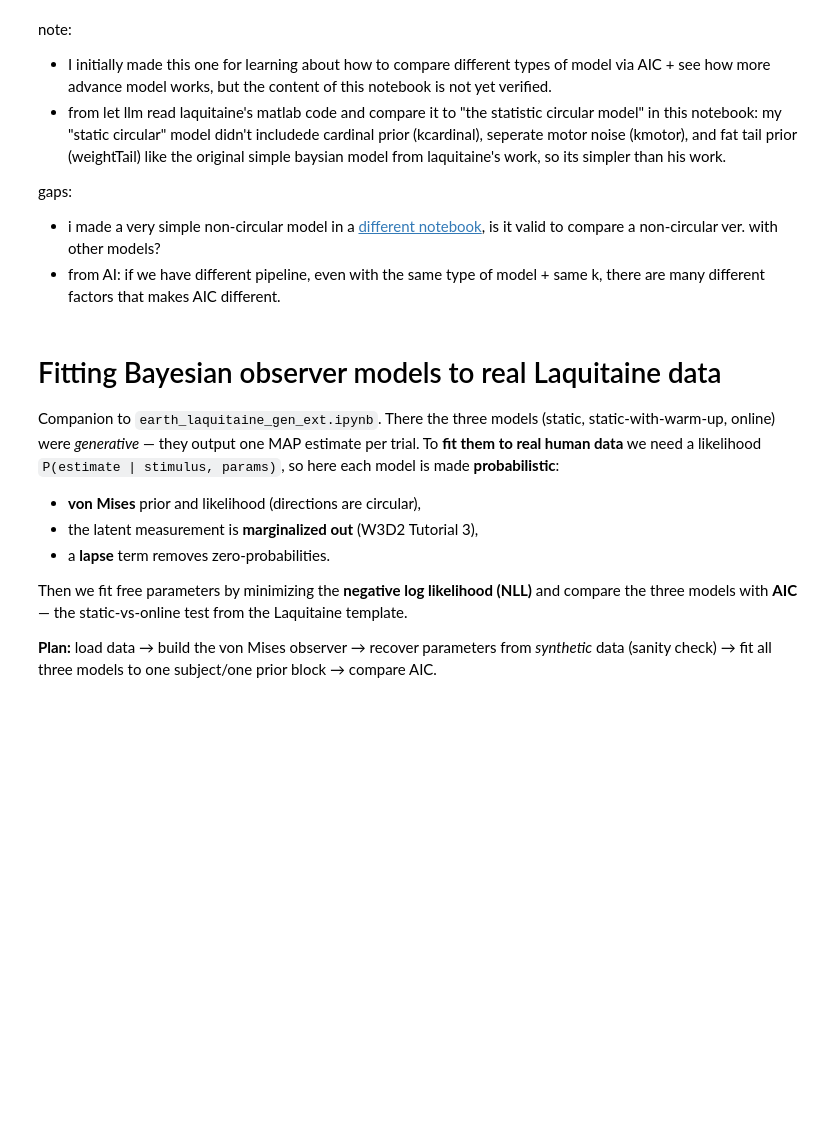
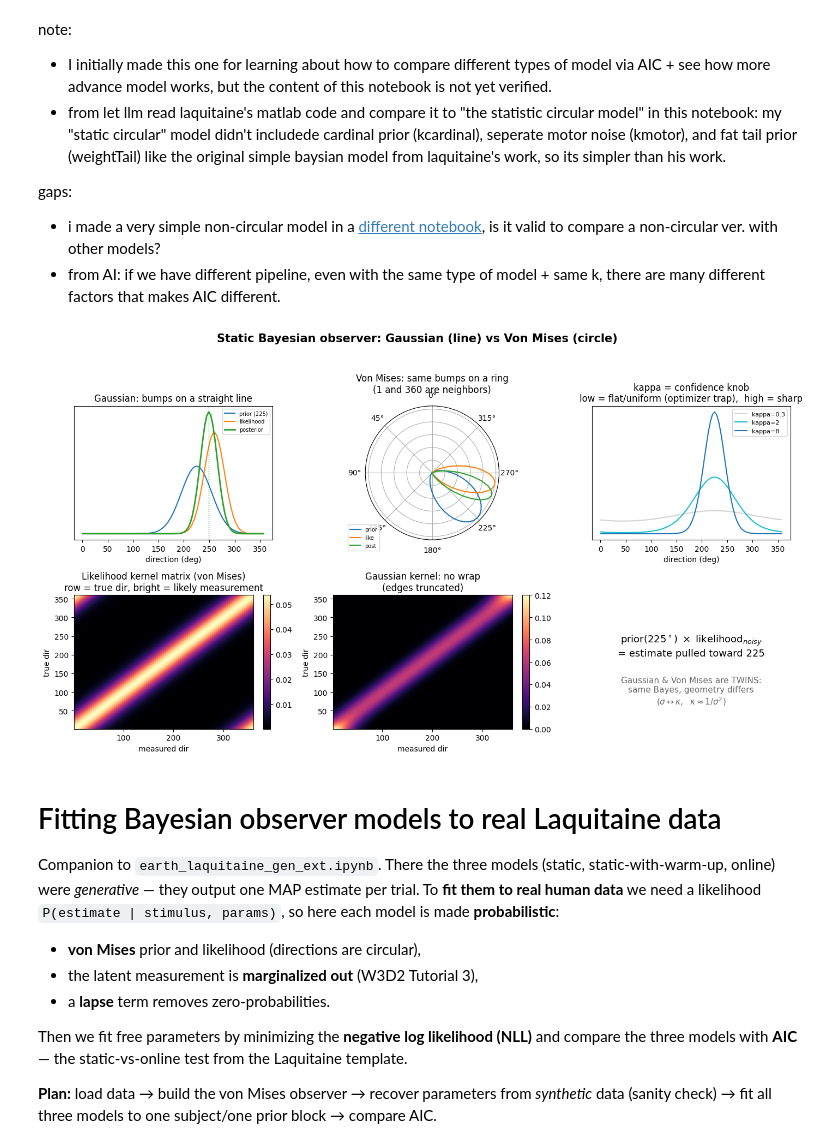
Before and after one commit to erdilix/nma-compneu2026, a Jupyter notebook: projects/behavior_and_theory/earth_laquitaine_circular_fit_ext.ipynb, the cells around one changed output. Saved outputs shown, nothing was run; the diff lists cells and outputs as text; code cells hidden in the pictures; blank space fills up the shorter version.

```diff
--- a/projects/behavior_and_theory/earth_laquitaine_circular_fit_ext.ipynb
+++ b/projects/behavior_and_theory/earth_laquitaine_circular_fit_ext.ipynb
@@ -10,6 +10,93 @@ note:
 gaps:
 - i made a very simple non-circular model in a [different notebook](https://colab.research.google.com/github/erdilix/nma-compneu2026/blob/main/projects/behavior_and_theory/earth_laquitaine_fit_simple.ipynb), is it valid to compare a non-circular ver. with other models?
 - from AI: if we have different pipeline, even with the same type of model + same k, there are many different factors that makes AIC different.
+# %%
+import numpy as np
+import matplotlib.pyplot as plt
+from scipy.special import i0  # von Mises normalizer; if no scipy, see note below
+
+# ---------- helpers ----------
+def gaussian(x, mu, sig):
+    v = np.exp(-0.5 * ((x - mu) / sig) ** 2)
+    return v / v.sum()
+
+def vonmises(deg, mu, kappa):
+    d = np.deg2rad(deg - mu)
+    v = np.exp(kappa * np.cos(d))
+    return v / v.sum()
+
+x = np.arange(1, 361, 4)          # direction grid (deg), same as notebook
+mu = 225                           # prior mean
+
+fig = plt.figure(figsize=(14, 8))
+fig.suptitle("Static Bayesian observer: Gaussian (line) vs Von Mises (circle)",
+             fontsize=15, fontweight="bold")
+
+# ---------- (A) LINE vs RING : same Bayes, different geometry ----------
+axL = fig.add_subplot(2, 3, 1)
+prior = gaussian(x, mu, 30)
+like  = gaussian(x, 260, 20)                 # a noisy measurement at 260
+post  = prior * like; post /= post.sum()
+axL.plot(x, prior, label="prior (225)", color="tab:blue")
+axL.plot(x, like,  label="likelihood",  color="tab:orange")
+axL.plot(x, post,  label="posterior",   color="tab:green", lw=2)
+axL.axvline(x[post.argmax()], color="tab:green", ls=":", lw=1)
+axL.set_title("Gaussian: bumps on a straight line")
+axL.set_xlabel("direction (deg)"); axL.set_yticks([]); axL.legend(fontsize=7)
+
+axR = fig.add_subplot(2, 3, 2, projection="polar")
+th = np.deg2rad(x)
+pr = vonmises(x, mu, 4)
+lk = vonmises(x, 260, 9)
+po = pr * lk; po /= po.sum()
+for vals, c, lbl in [(pr, "tab:blue", "prior"), (lk, "tab:orange", "like"),
+                     (po, "tab:green", "post")]:
+    axR.plot(th, vals / vals.max(), color=c, label=lbl)
+axR.set_title("Von Mises: same bumps on a ring\n(1 and 360 are neighbors)", pad=18)
+axR.set_yticklabels([]); axR.set_theta_zero_location("N"); axR.legend(fontsize=7, loc="lower left", bbox_to_anchor=(-0.15, -0.1))
+
+# ---------- (B) KAPPA KNOB : confidence dial ----------
+axK = fig.add_subplot(2, 3, 3)
+for kappa, c in [(0.3, "lightgray"), (2, "tab:cyan"), (8, "tab:blue")]:
+    axK.plot(x, vonmises(x, mu, kappa), color=c, label=f"kappa={kappa}")
+axK.set_title("kappa = confidence knob\nlow = flat/uniform (optimizer trap),  high = sharp")
+axK.set_xlabel("direction (deg)"); axK.set_yticks([]); axK.legend(fontsize=8)
+
+# ---------- (C) KERNEL MATRIX heatmap (von Mises) : wrapping diagonal ----------
+axM = fig.add_subplot(2, 3, 4)
+d = np.deg2rad(x[:, None] - x[None, :])
+K = np.exp(4 * np.cos(d)); K /= K.sum(1, keepdims=True)
+im = axM.imshow(K, origin="lower", aspect="auto", cmap="magma",
+                extent=[1, 360, 1, 360])
+axM.set_title("Likelihood kernel matrix (von Mises)\nrow = true dir, bright = likely measurement")
+axM.set_xlabel("measured dir"); axM.set_ylabel("true dir")
+fig.colorbar(im, ax=axM, fraction=0.046)
+
+# ---------- (D) same heatmap Gaussian : diagonal does NOT wrap ----------
+axMg = fig.add_subplot(2, 3, 5)
+dg = x[:, None] - x[None, :]
+Kg = np.exp(-0.5 * (dg / 25) ** 2); Kg /= Kg.sum(1, keepdims=True)
+img = axMg.imshow(Kg, origin="lower", aspect="auto", cmap="magma",
+                  extent=[1, 360, 1, 360])
+axMg.set_title("Gaussian kernel: no wrap\n(edges truncated)")
+axMg.set_xlabel("measured dir"); axMg.set_ylabel("true dir")
+fig.colorbar(img, ax=axMg, fraction=0.046)
+
+# ---------- (E) one-liner Bayes cartoon ----------
+axT = fig.add_subplot(2, 3, 6); axT.axis("off")
+axT.text(0.5, 0.62,
+         r"prior$(225^\circ)\ \times\ $likelihood$_{noisy}$" "\n= estimate pulled toward 225",
+         ha="center", va="center", fontsize=13)
+axT.text(0.5, 0.28,
+         "Gaussian & Von Mises are TWINS:\nsame Bayes, geometry differs\n"
+         r"($\sigma \leftrightarrow \kappa,\ \ \kappa \approx 1/\sigma^2$)",
+         ha="center", va="center", fontsize=11, color="dimgray")
+
+plt.tight_layout(rect=[0, 0, 1, 0.95])
+plt.savefig("bayes_infographic.png", dpi=150, bbox_inches="tight")
+plt.show()
+# %% [output]
+[figure, added]
 # %% [markdown]
 # Fitting Bayesian observer models to real Laquitaine data
 
```
